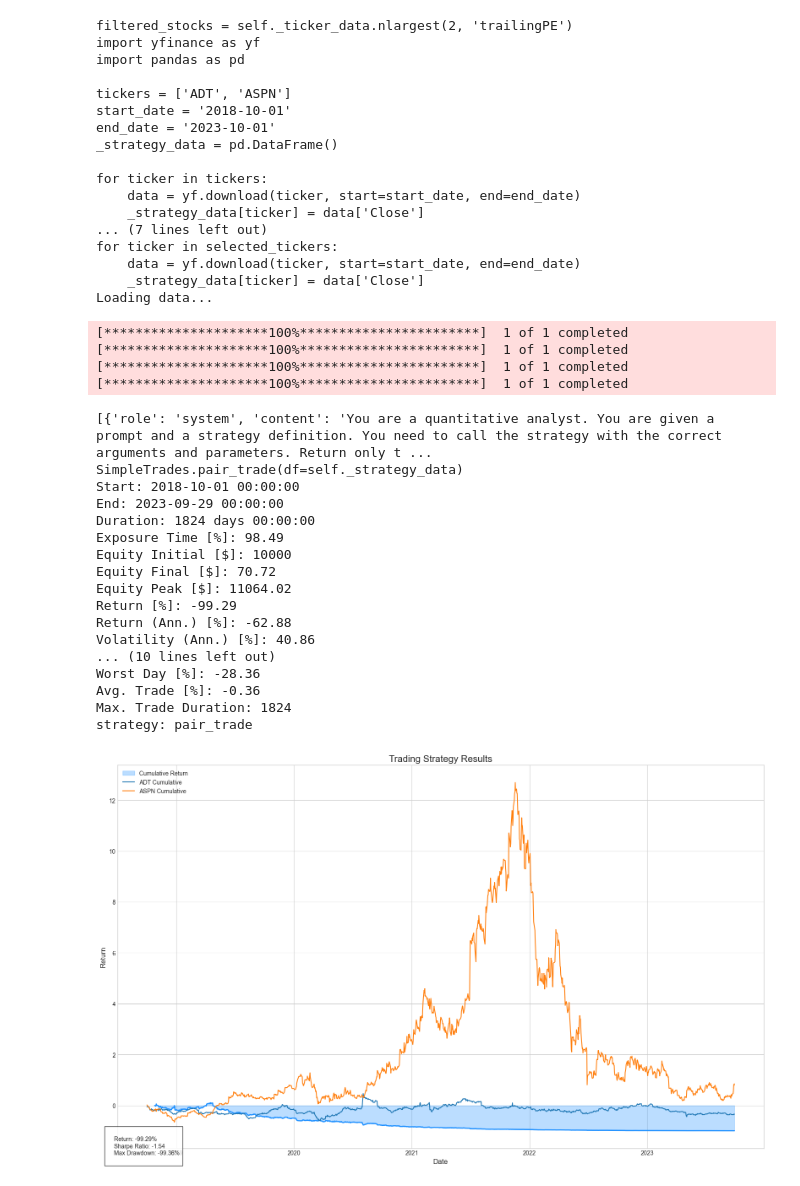
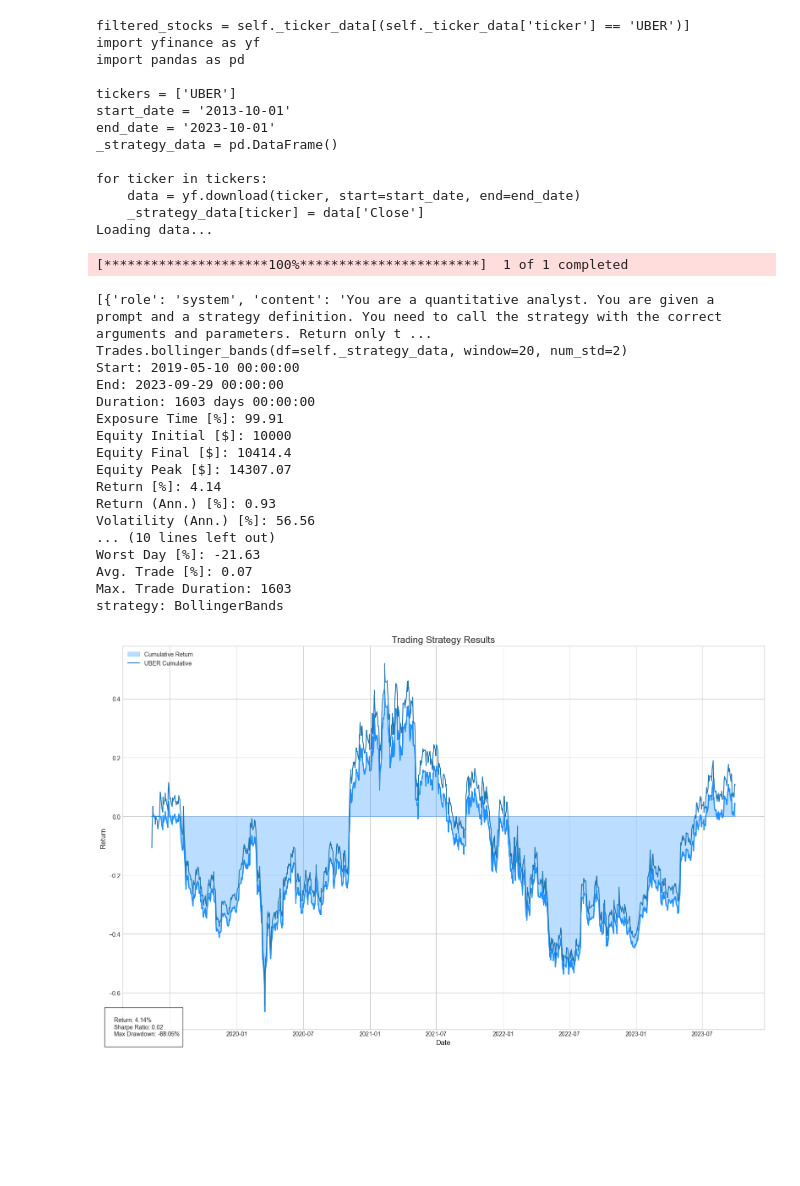
Before and after one commit to smullins998/Tr4der, a Jupyter notebook: test.ipynb, the cells around one changed output. Saved outputs shown, nothing was run; the diff lists cells and outputs as text; code cells hidden in the pictures; blank space fills up the shorter version.

```diff
--- a/test.ipynb
+++ b/test.ipynb
@@ -1,49 +1,42 @@
 # %%
 import yfinance as yf
 import pandas as pd
 from tr4der.tr4der import Tr4der
 
-inst = Tr4der("I want to pair two random stocks with the highest price to earnings ratio for the past 5 years.")
+inst = Tr4der("I want to use bollinger bands on uber and lyft for the past 10 years")
 # %% [output]
-filtered_stocks = self._ticker_data.nlargest(2, 'trailingPE')
+filtered_stocks = self._ticker_data[(self._ticker_data['ticker'] == 'UBER')]
 import yfinance as yf
 import pandas as pd
 
-tickers = ['ADT', 'ASPN']
-start_date = '2018-10-01'
+tickers = ['UBER']
+start_date = '2013-10-01'
 end_date = '2023-10-01'
 _strategy_data = pd.DataFrame()
 
 for ticker in tickers:
     data = yf.download(ticker, start=start_date, end=end_date)
     _strategy_data[ticker] = data['Close']
-... (7 lines left out)
-for ticker in selected_tickers:
-    data = yf.download(ticker, start=start_date, end=end_date)
-    _strategy_data[ticker] = data['Close']
 Loading data...
 [*********************100%***********************]  1 of 1 completed
-[*********************100%***********************]  1 of 1 completed
-[*********************100%***********************]  1 of 1 completed
-[*********************100%***********************]  1 of 1 completed
 [{'role': 'system', 'content': 'You are a quantitative analyst. You are given a prompt and a strategy definition. You need to call the strategy with the correct arguments and parameters. Return only t ...
-SimpleTrades.pair_trade(df=self._strategy_data)
-Start: 2018-10-01 00:00:00
+Trades.bollinger_bands(df=self._strategy_data, window=20, num_std=2)
+Start: 2019-05-10 00:00:00
 End: 2023-09-29 00:00:00
-Duration: 1824 days 00:00:00
-Exposure Time [%]: 98.49
+Duration: 1603 days 00:00:00
+Exposure Time [%]: 99.91
 Equity Initial [$]: 10000
-Equity Final [$]: 70.72
-Equity Peak [$]: 11064.02
-Return [%]: -99.29
-Return (Ann.) [%]: -62.88
-Volatility (Ann.) [%]: 40.86
+Equity Final [$]: 10414.4
+Equity Peak [$]: 14307.07
+Return [%]: 4.14
+Return (Ann.) [%]: 0.93
+Volatility (Ann.) [%]: 56.56
 ... (10 lines left out)
-Worst Day [%]: -28.36
-Avg. Trade [%]: -0.36
-Max. Trade Duration: 1824
-strategy: pair_trade
+Worst Day [%]: -21.63
+Avg. Trade [%]: 0.07
+Max. Trade Duration: 1603
+strategy: BollingerBands
-[figure, old version]
+[figure, new version]
 # %%
 pd.set_option('display.max_rows', None)
 
```
Also changed, not shown: parts of 1 cell of this notebook, 9 other files.
